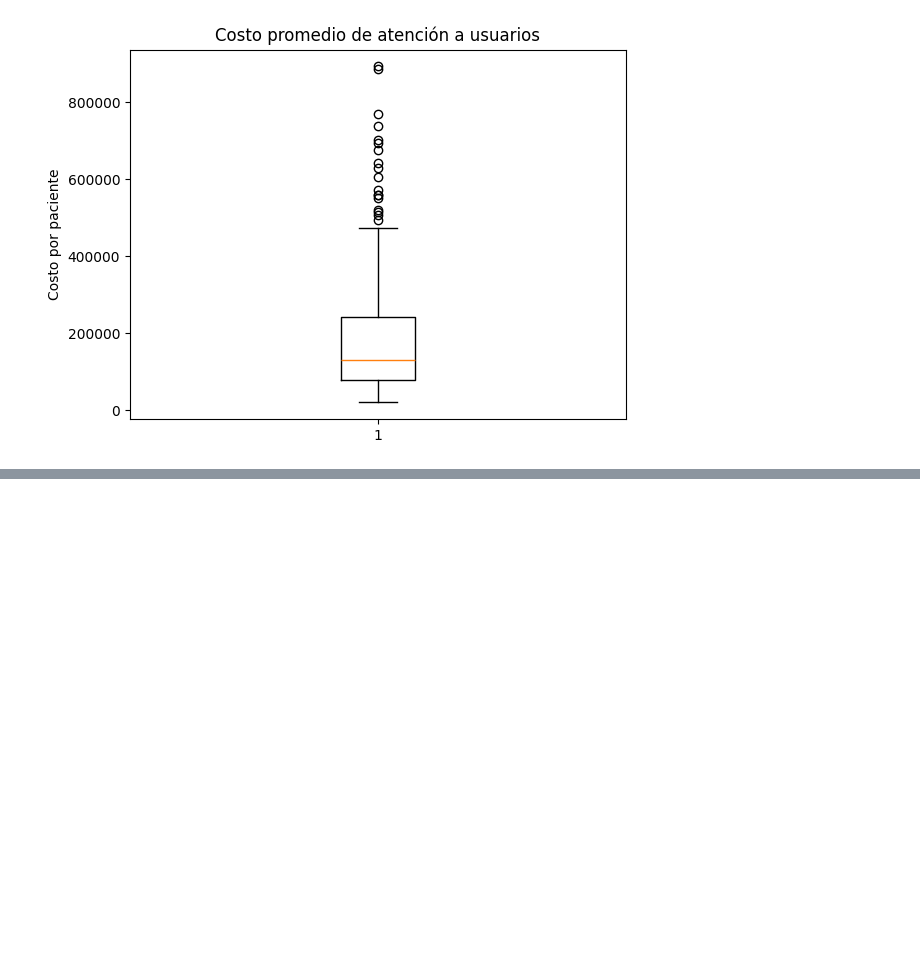
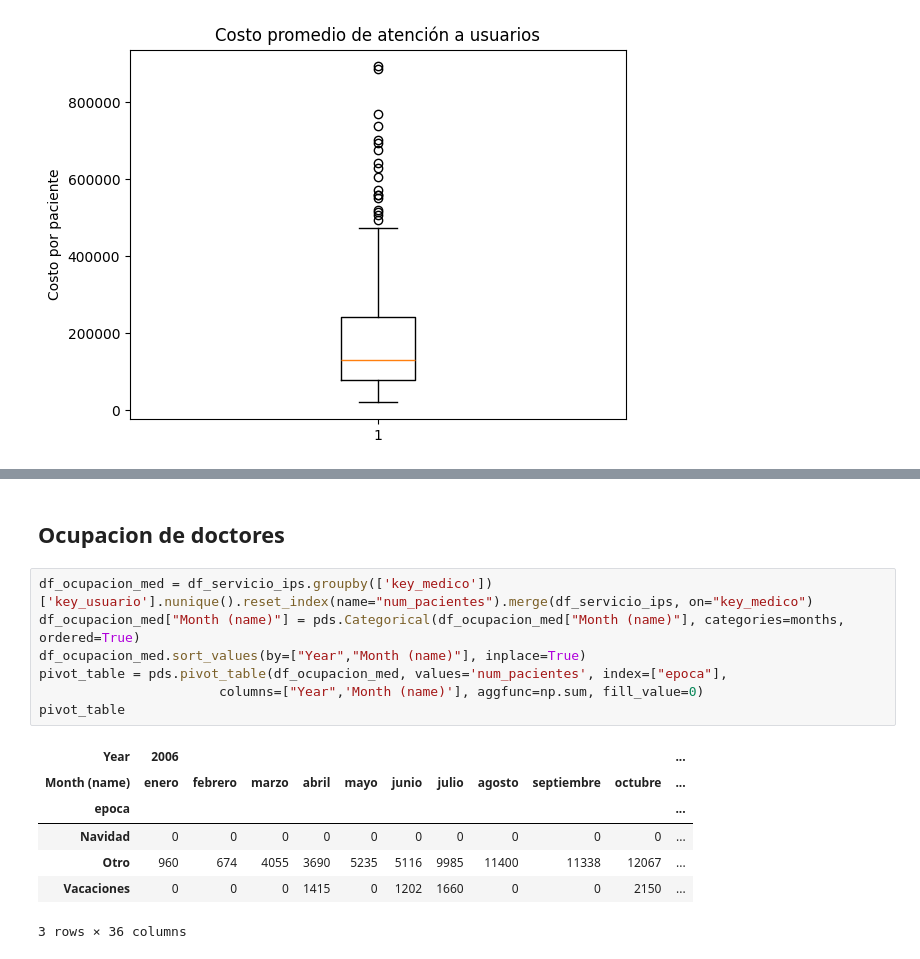
Before and after one commit to Jujo2040751/Proyecto-DataScience, a Jupyter notebook: costos.ipynb, the cells around one changed output, grey strips where cells are left out. Drawn from its saved outputs; the diff is of its cells as text; blank space fills up the shorter version.

```diff
--- a/costos.ipynb
+++ b/costos.ipynb
@@ -246,0 +281,17 @@ Costo promedio de atención a usuarios: $181024.32
+# %% [markdown]
+<h2>Ocupacion de doctores
+# %%
+df_ocupacion_med = df_servicio_ips.groupby(['key_medico'])['key_usuario'].nunique().reset_index(name="num_pacientes").merge(df_servicio_ips, on="key_medico")
+df_ocupacion_med["Month (name)"] = pds.Categorical(df_ocupacion_med["Month (name)"], categories=months, ordered=True)
+df_ocupacion_med.sort_values(by=["Year","Month (name)"], inplace=True)
+pivot_table = pds.pivot_table(df_ocupacion_med, values='num_pacientes', index=["epoca"],
+                       columns=["Year",'Month (name)'], aggfunc=np.sum, fill_value=0)
+pivot_table
+# %% [output]
+| Year | 2006 |  |  |  |  |  |  |  |  |  | ... |
+| Month (name) | enero | febrero | marzo | abril | mayo | junio | julio | agosto | septiembre | octubre | ... |
+| epoca |  |  |  |  |  |  |  |  |  |  | ... |
+| Navidad | 0 | 0 | 0 | 0 | 0 | 0 | 0 | 0 | 0 | 0 | ... |
+| Otro | 960 | 674 | 4055 | 3690 | 5235 | 5116 | 9985 | 11400 | 11338 | 12067 | ... |
+| Vacaciones | 0 | 0 | 0 | 1415 | 0 | 1202 | 1660 | 0 | 0 | 2150 | ... |
+3 rows × 36 columns
```
Also changed, not shown: parts of 6 cells of this notebook.
